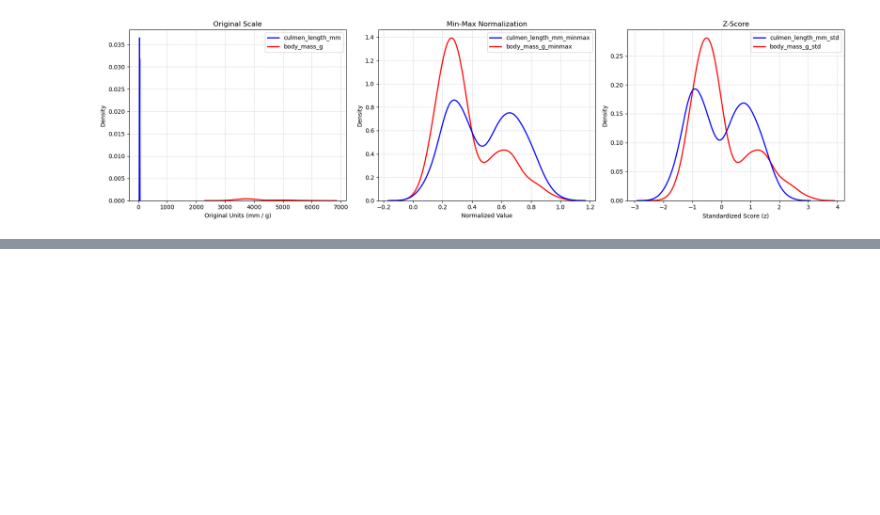
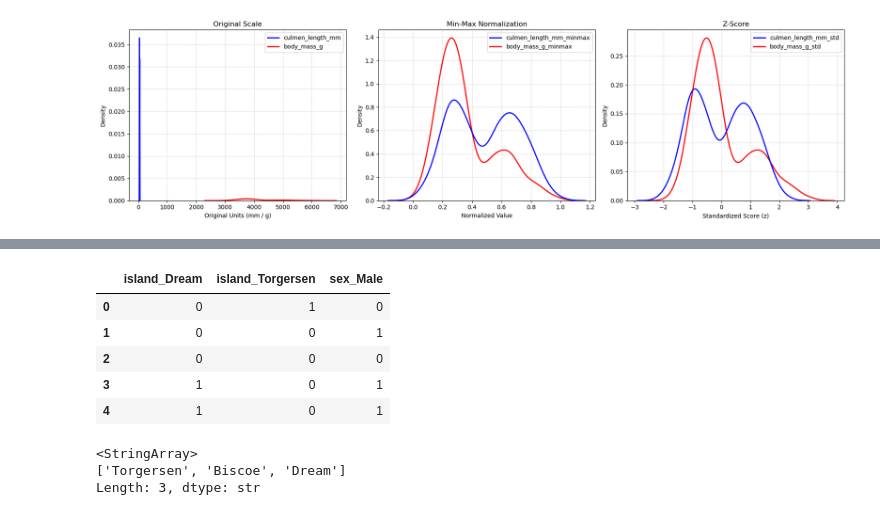
Before and after one commit to JohannFloydmann/MachineLearning, a Jupyter notebook: sis1/sis1.ipynb, the cells around one changed output, grey strips where cells are left out. Saved outputs shown, nothing was run; the diff lists cells and outputs as text; code cells hidden in the pictures; blank space fills up the shorter version.

```diff
--- a/sis1/sis1.ipynb
+++ b/sis1/sis1.ipynb
@@ -283,0 +348,16 @@ plt.show()
+# %%
+df_encoded = pd.get_dummies(df[['island', 'sex']], drop_first=True, dtype=int)
+df_encoded.head()
+# %% [output]
+|  | island_Dream | island_Torgersen | sex_Male |
+| 0 | 0 | 1 | 0 |
+| 1 | 0 | 0 | 1 |
+| 2 | 0 | 0 | 0 |
+| 3 | 1 | 0 | 1 |
+| 4 | 1 | 0 | 1 |
+# %%
+df['island'].unique()
+# %% [output]
+<StringArray>
+['Torgersen', 'Biscoe', 'Dream']
+Length: 3, dtype: str
```
Also changed, not shown: parts of 5 cells of this notebook, 1 other file.
